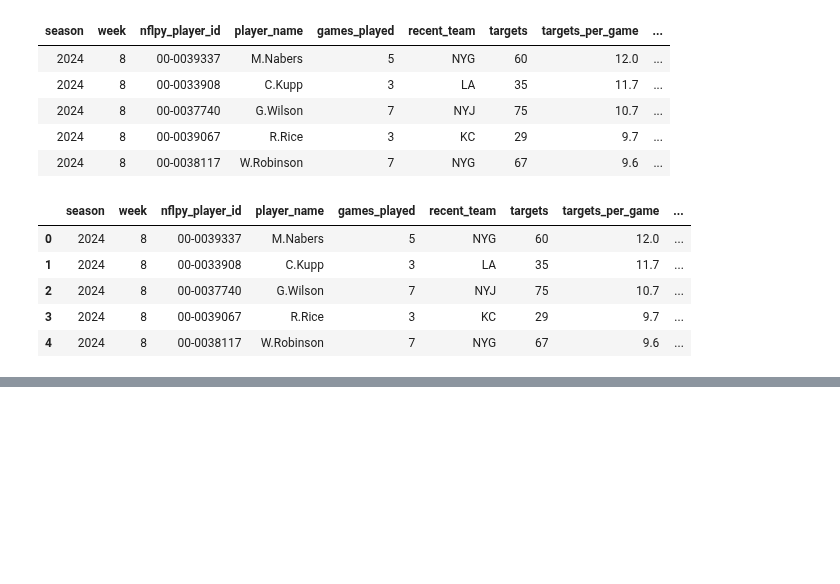
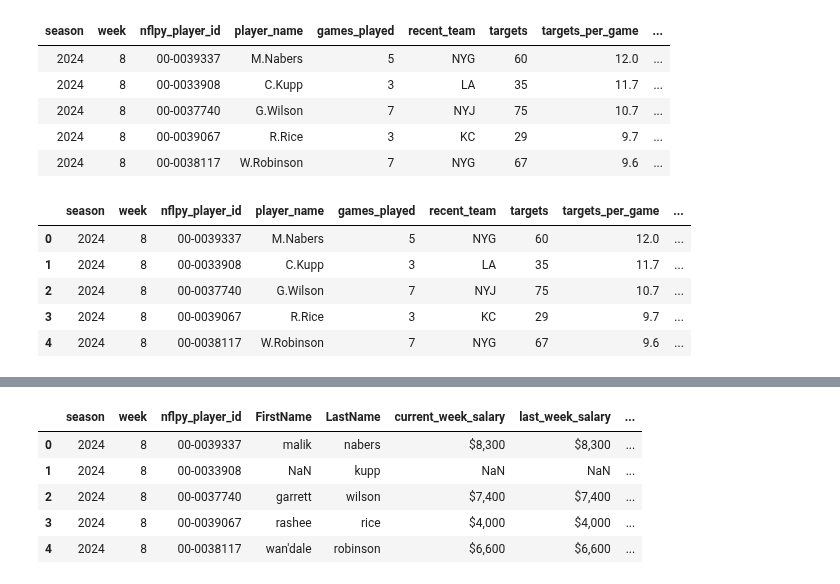
Before and after one commit to ARCtechmo/fanfav, a Jupyter notebook: wr_model_A_test.ipynb, the cells around one changed output, grey strips where cells are left out. Saved outputs shown, nothing was run; the diff lists cells and outputs as text; code cells hidden in the pictures; blank space fills up the shorter version.

```diff
--- a/wr_model_A_test.ipynb
+++ b/wr_model_A_test.ipynb
@@ -209,0 +343,56 @@ wr_with_criteria_flags = update_baseline_with_criteria_flags()
+# %%
+# test
+# Function to handle name and team matching during the merge, with dynamic column reordering
+def preprocess_for_merge(df_salary, df_wr_baseline):
+    # Step 1: Rename salary columns for clarity
+    df_salary.rename(columns={'This Week': 'current_week_salary', 'Last Week': 'last_week_salary', 'Difference': 'salary_diff'}, inplace=True)
+
+    # Step 2: Standardize the first letter of the first name
+    df_salary['FirstName_Initial'] = df_salary['FirstName'].str[0].str.lower()  # Get the first letter
+    df_wr_baseline['FirstName_Initial'] = df_wr_baseline['FirstName'].str[0].str.lower()
+
+    # Step 3: Handle cases where LastName appears more than once in df_wr_salary
+    df_salary['LastName'] = df_salary.groupby('LastName')['LastName'].transform(lambda x: x.iloc[0] if len(x) > 1 else x)
+
+    # Step 4: Merge based on LastName, FirstName initial, and Team
+    merged_df = df_wr_baseline.merge(
+        df_salary[['FirstName_Initial', 'FirstName', 'LastName', 'Team', 'current_week_salary', 'last_week_salary', 'salary_diff']],
+        left_on=['FirstName_Initial', 'LastName', 'recent_team'],  # Merge on initials, last name, and team
+        right_on=['FirstName_Initial', 'LastName', 'Team'],        # Merge with salary dataframe
+        how='left'  # Keep all players from the baseline dataframe
+    )
+
+    # Step 5: Drop unnecessary columns (like FirstName_Initial, Team, and duplicate FirstName)
+    merged_df.drop(columns=['FirstName_Initial', 'Team', 'FirstName_x'], inplace=True)
+
+    # Step 6: Rename 'FirstName_y' to 'FirstName'
+    merged_df.rename(columns={'FirstName_y': 'FirstName'}, inplace=True)
+
+    # Step 7: Dynamically reorder columns
+    # Key columns to appear first
+    key_columns = ['season', 'week', 'nflpy_player_id', 'FirstName', 'LastName', 'current_week_salary',
+                   'last_week_salary', 'salary_diff', 'games_played', 'recent_team']
+
+    # Automatically get all other columns not in key_columns
+    remaining_columns = [col for col in merged_df.columns if col not in key_columns]
+
+    # Combine the two sets of columns
+    ordered_columns = key_columns + remaining_columns
+
+    # Reorder the dataframe
+    merged_df = merged_df[ordered_columns]
+
+    return merged_df
+
+# call the function to perform the merge and adjust the columns dynamically
+df_wr_merge_baseline_salary = preprocess_for_merge(df_wr_salary, wr_with_criteria_flags)
+
+# Display the result of the merge to verify
+display(df_wr_merge_baseline_salary.head())
+# %% [output]
+|  | season | week | nflpy_player_id | FirstName | LastName | current_week_salary | last_week_salary | ... |
+| 0 | 2024 | 8 | 00-0039337 | malik | nabers | $8,300 | $8,300 | ... |
+| 1 | 2024 | 8 | 00-0033908 | NaN | kupp | NaN | NaN | ... |
+| 2 | 2024 | 8 | 00-0037740 | garrett | wilson | $7,400 | $7,400 | ... |
+| 3 | 2024 | 8 | 00-0039067 | rashee | rice | $4,000 | $4,000 | ... |
+| 4 | 2024 | 8 | 00-0038117 | wan'dale | robinson | $6,600 | $6,600 | ... |
```
Also changed, not shown: parts of 9 cells of this notebook.
